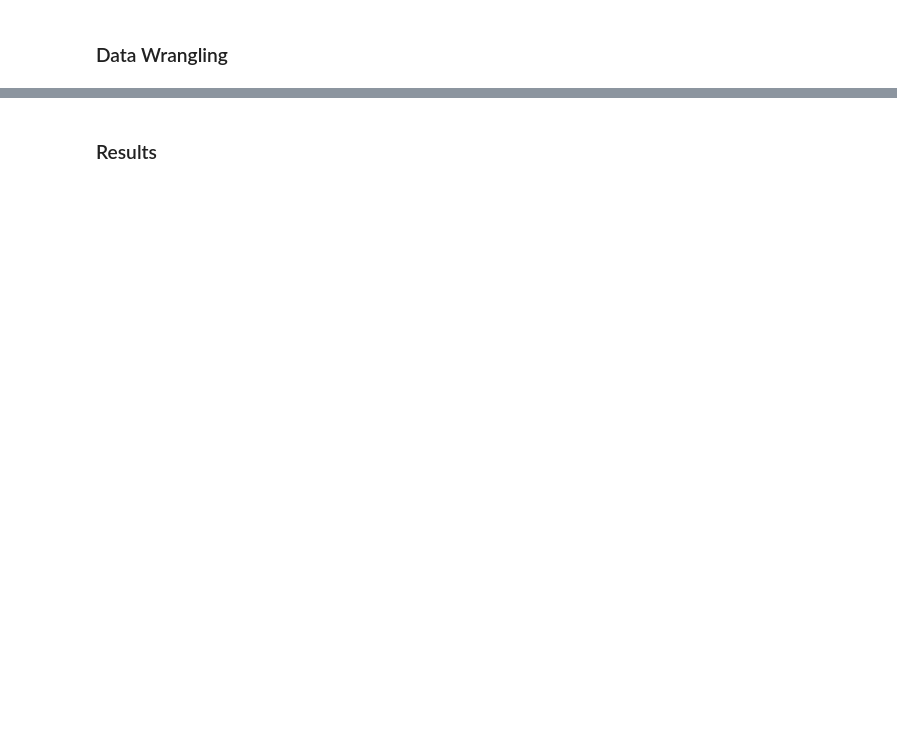
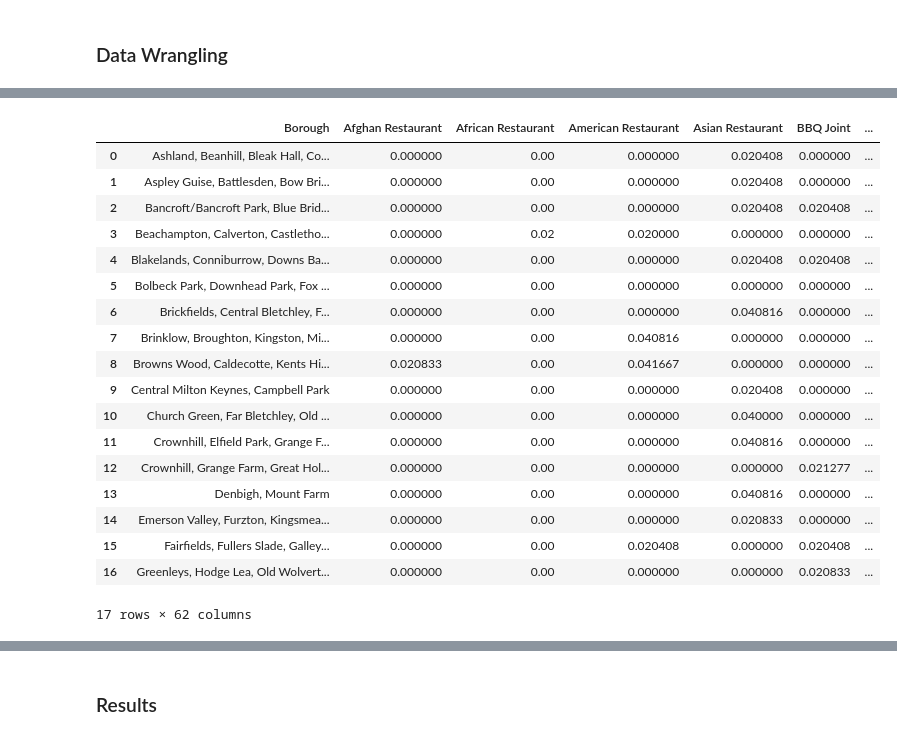
Before and after one commit to brian-naylor/Coursera_Capstone, a Jupyter notebook: Battle of the Neighborhoods (week 1 and 2).ipynb, the cells around one changed output, grey strips where cells are left out. Saved outputs shown, nothing was run; the diff lists cells and outputs as text; code cells hidden in the pictures; blank space fills up the shorter version.

```diff
--- a/Battle of the Neighborhoods (week 1 and 2).ipynb
+++ b/Battle of the Neighborhoods (week 1 and 2).ipynb
@@ -92,0 +247,9 @@ Its also important to consider the tooling, and we will be using the following;
+# %%
+#Lets get the coordinate of the centre of Milton Keynes
+address = 'Milton Keynes, United Kingdom'
+
+geolocator = Nominatim(user_agent="mk_explorer")
+location = geolocator.geocode(address)
+latitude = location.latitude
+longitude = location.longitude
+print('The geograpical coordinate of MILTON KEYNES are {}, {}.'.format(latitude, longitude))
@@ -92,0 +281,11 @@ Its also important to consider the tooling, and we will be using the following;
+# %%
+CLIENT_ID = 'XXXX' # your Foursquare ID
+CLIENT_SECRET = 'XXXX' # your Foursquare Secret
+
+VERSION = '20180605' # Foursquare API version
+
+#we are going to search for the top restaurants in each borough in Milton Keynes
+
+search_category = '4d4b7105d754a06374d81259'   #search all food venues
+radius = 2500
+LIMIT = 100
@@ -92,0 +334,5 @@ Its also important to consider the tooling, and we will be using the following;
+# %%
+mk_venues = getNearbyVenues(names=mk_geo_df['Borough'],
+                                   latitudes=mk_geo_df['lat'],
+                                   longitudes=mk_geo_df['long']
+                                  )
@@ -92,0 +438,23 @@ Its also important to consider the tooling, and we will be using the following;
+# %%
+mk_grouped = mk_onehot.groupby('Borough').mean().reset_index()
+mk_grouped
+# %% [output]
+|  | Borough | Afghan Restaurant | African Restaurant | American Restaurant | Asian Restaurant | BBQ Joint | ... |
+| 0 | Ashland, Beanhill, Bleak Hall, Co... | 0.000000 | 0.00 | 0.000000 | 0.020408 | 0.000000 | ... |
+| 1 | Aspley Guise, Battlesden, Bow Bri... | 0.000000 | 0.00 | 0.000000 | 0.020408 | 0.000000 | ... |
+| 2 | Bancroft/Bancroft Park, Blue Brid... | 0.000000 | 0.00 | 0.000000 | 0.020408 | 0.020408 | ... |
+| 3 | Beachampton, Calverton, Castletho... | 0.000000 | 0.02 | 0.020000 | 0.000000 | 0.000000 | ... |
+| 4 | Blakelands, Conniburrow, Downs Ba... | 0.000000 | 0.00 | 0.000000 | 0.020408 | 0.020408 | ... |
+| 5 | Bolbeck Park, Downhead Park, Fox ... | 0.000000 | 0.00 | 0.000000 | 0.000000 | 0.000000 | ... |
+| 6 | Brickfields, Central Bletchley, F... | 0.000000 | 0.00 | 0.000000 | 0.040816 | 0.000000 | ... |
+| 7 | Brinklow, Broughton, Kingston, Mi... | 0.000000 | 0.00 | 0.040816 | 0.000000 | 0.000000 | ... |
+| 8 | Browns Wood, Caldecotte, Kents Hi... | 0.020833 | 0.00 | 0.041667 | 0.000000 | 0.000000 | ... |
+| 9 | Central Milton Keynes, Campbell Park | 0.000000 | 0.00 | 0.000000 | 0.020408 | 0.000000 | ... |
+| 10 | Church Green, Far Bletchley, Old ... | 0.000000 | 0.00 | 0.000000 | 0.040000 | 0.000000 | ... |
+| 11 | Crownhill, Elfield Park, Grange F... | 0.000000 | 0.00 | 0.000000 | 0.040816 | 0.000000 | ... |
+| 12 | Crownhill, Grange Farm, Great Hol... | 0.000000 | 0.00 | 0.000000 | 0.000000 | 0.021277 | ... |
+| 13 | Denbigh, Mount Farm | 0.000000 | 0.00 | 0.000000 | 0.040816 | 0.000000 | ... |
+| 14 | Emerson Valley, Furzton, Kingsmea... | 0.000000 | 0.00 | 0.000000 | 0.020833 | 0.000000 | ... |
+| 15 | Fairfields, Fullers Slade, Galley... | 0.000000 | 0.00 | 0.020408 | 0.000000 | 0.020408 | ... |
+| 16 | Greenleys, Hodge Lea, Old Wolvert... | 0.000000 | 0.00 | 0.000000 | 0.000000 | 0.020833 | ... |
+17 rows × 62 columns
```
Also changed, not shown: parts of 47 cells of this notebook.
